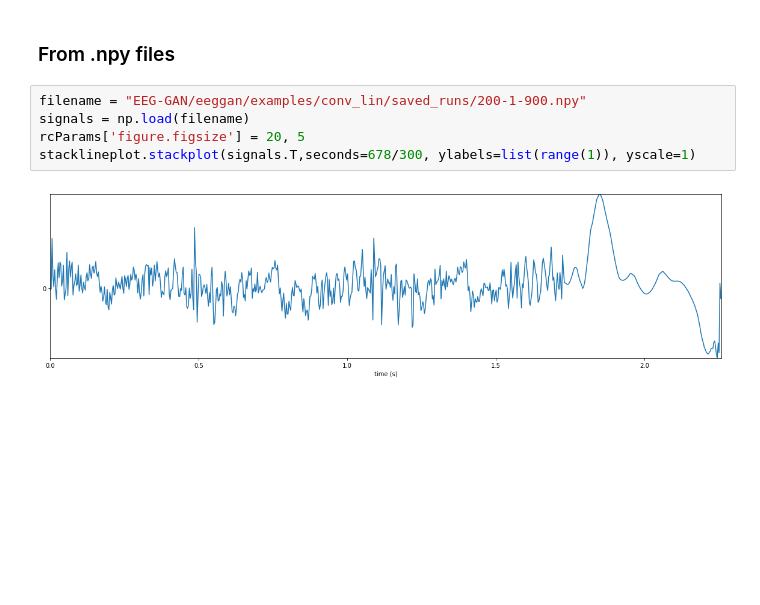
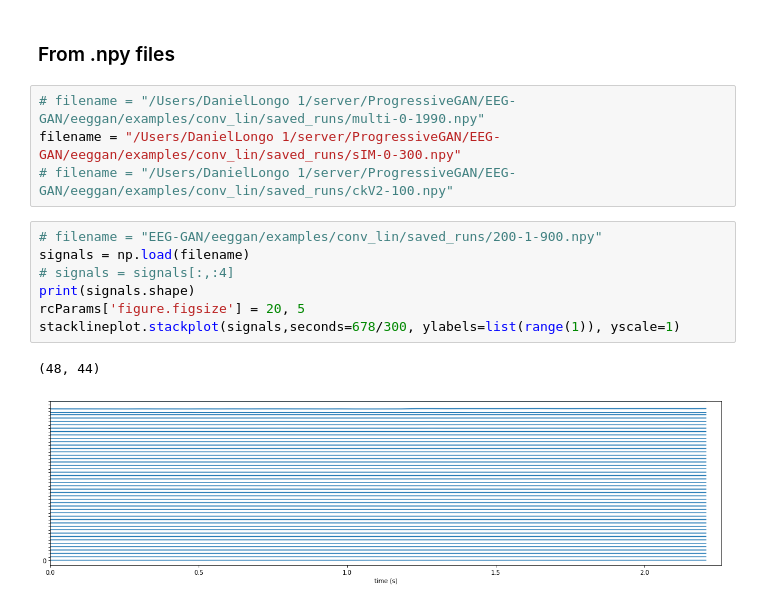
Before and after one commit to DanielLongo/eegML, a Jupyter notebook: viz_samples.ipynb, the cells around one changed output. Cells and saved outputs as stored; diff of their text form; blank space fills up the shorter version.

```diff
--- a/viz_samples.ipynb
+++ b/viz_samples.ipynb
@@ -33,10 +33,17 @@ stacklineplot.stackplot(samples,seconds=678/300, ylabels=list(range(num_show)),
 [figure]
 # %% [markdown]
 ### From .npy files
+# %%
+# filename = "/Users/DanielLongo 1/server/ProgressiveGAN/EEG-GAN/eeggan/examples/conv_lin/saved_runs/multi-0-1990.npy"
+filename = "/Users/DanielLongo 1/server/ProgressiveGAN/EEG-GAN/eeggan/examples/conv_lin/saved_runs/sIM-0-300.npy"
+# filename = "/Users/DanielLongo 1/server/ProgressiveGAN/EEG-GAN/eeggan/examples/conv_lin/saved_runs/ckV2-100.npy"
 # %%
-filename = "EEG-GAN/eeggan/examples/conv_lin/saved_runs/200-1-900.npy"
+# filename = "EEG-GAN/eeggan/examples/conv_lin/saved_runs/200-1-900.npy"
 signals = np.load(filename)
+# signals = signals[:,:4]
+print(signals.shape)
 rcParams['figure.figsize'] = 20, 5
-stacklineplot.stackplot(signals.T,seconds=678/300, ylabels=list(range(1)), yscale=1)
+stacklineplot.stackplot(signals,seconds=678/300, ylabels=list(range(1)), yscale=1)
 # %% [output]
+(48, 44)
-[figure, old version]
+[figure, new version]
```
Also changed, not shown: 3 other files.
